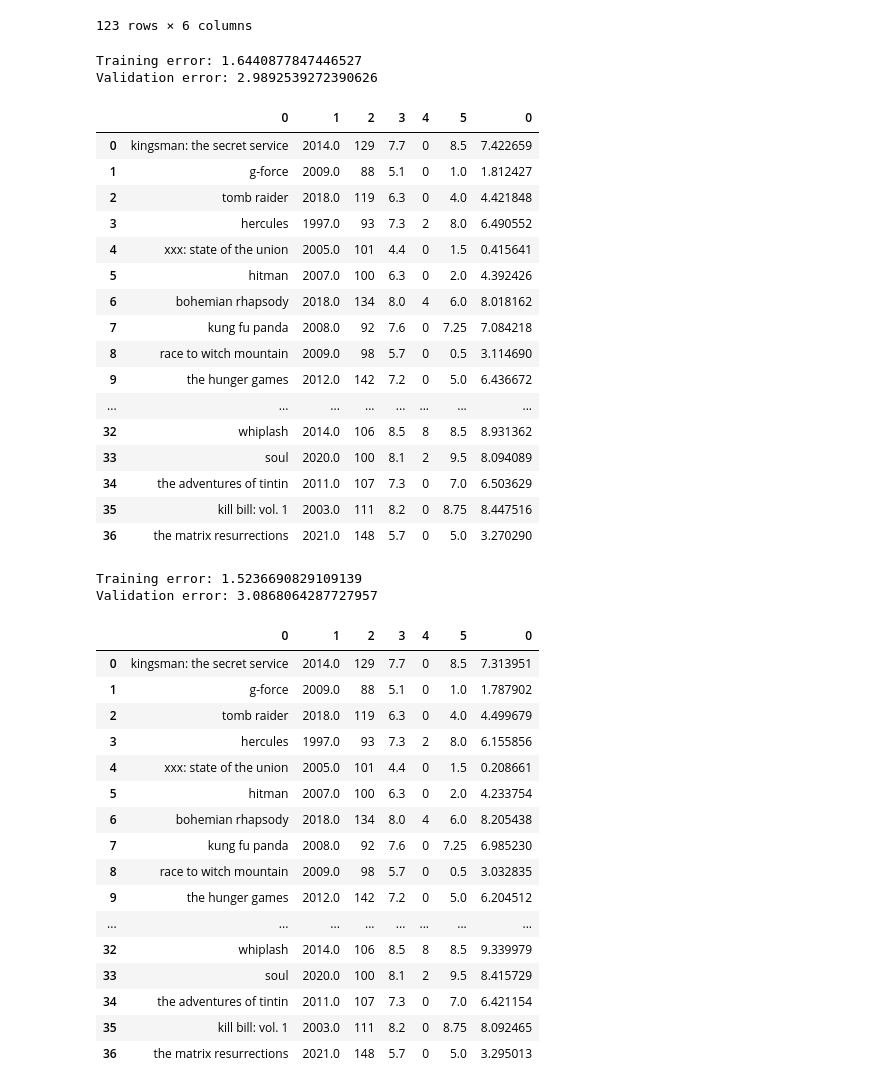
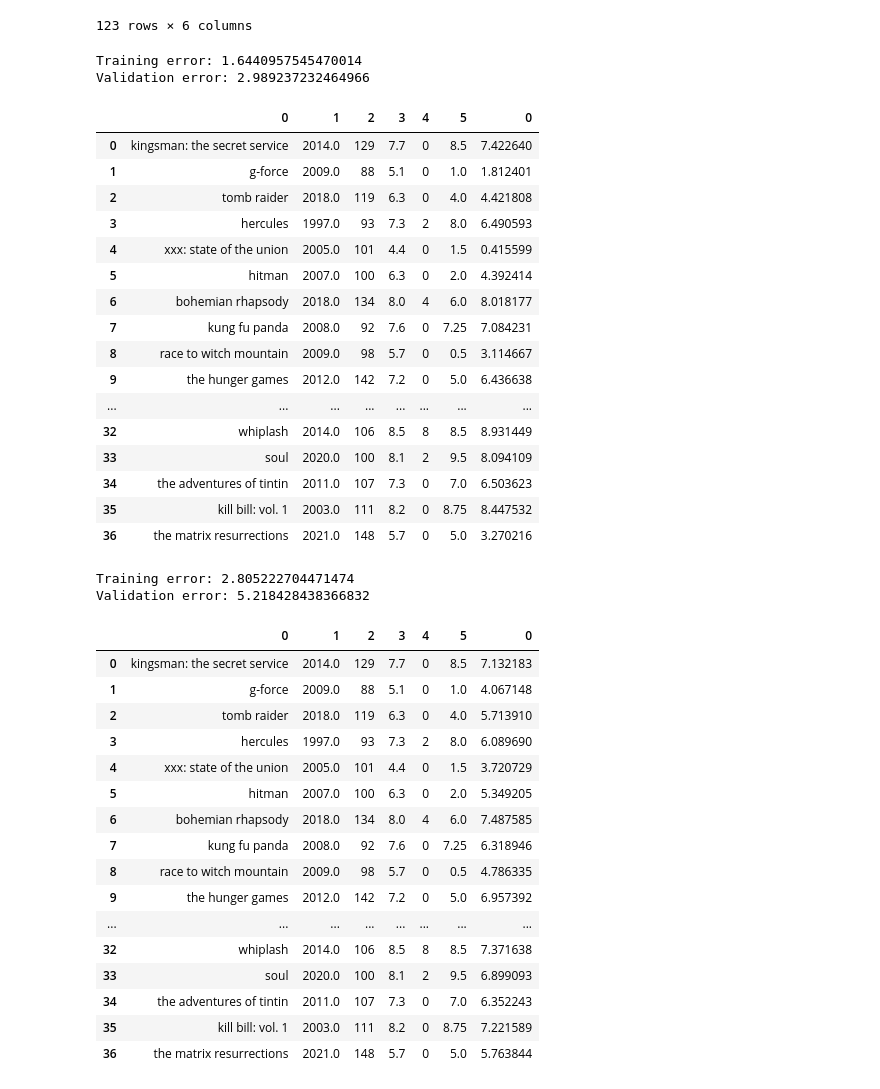
Before and after one commit to Gusse1/Movie-recommendator, a Jupyter notebook: MLProject.ipynb, the cells around one changed output. Cells and saved outputs as stored; diff of their text form; code cells hidden in the pictures.

```diff
--- a/MLProject.ipynb
+++ b/MLProject.ipynb
@@ -64,7 +64,7 @@ X_val_true, X_test, y_val_true, y_test = train_test_split(X_val, y_val, test_siz
 X_real_train = np.delete(X_train, [0,5], axis = 1)
 X_real_val = np.delete(X_val_true, [0,5], axis = 1)
 
-huber = HuberRegressor(max_iter = 200)
+huber = HuberRegressor(max_iter = 200,  fit_intercept=False)
 clf1 = huber.fit(X_real_train, y_train)
 y_pred = pd.DataFrame(clf1.predict(X_real_train))
 y_pred_val = pd.DataFrame(clf1.predict(X_real_val))
@@ -77,58 +77,58 @@ print(f"Training error: {mean_squared_error(y_train,y_pred)}\nValidation error:
 
 validDf
 # %% [output]
-Training error: 1.6440877847446527
-Validation error: 2.9892539272390626
+Training error: 1.6440957545470014
+Validation error: 2.989237232464966
 |  | 0 | 1 | 2 | 3 | 4 | 5 | 0 |
-| 0 | kingsman: the secret service | 2014.0 | 129 | 7.7 | 0 | 8.5 | 7.422659 |
-| 1 | g-force | 2009.0 | 88 | 5.1 | 0 | 1.0 | 1.812427 |
-| 2 | tomb raider | 2018.0 | 119 | 6.3 | 0 | 4.0 | 4.421848 |
-| 3 | hercules | 1997.0 | 93 | 7.3 | 2 | 8.0 | 6.490552 |
-| 4 | xxx: state of the union | 2005.0 | 101 | 4.4 | 0 | 1.5 | 0.415641 |
-| 5 | hitman | 2007.0 | 100 | 6.3 | 0 | 2.0 | 4.392426 |
-| 6 | bohemian rhapsody | 2018.0 | 134 | 8.0 | 4 | 6.0 | 8.018162 |
-| 7 | kung fu panda | 2008.0 | 92 | 7.6 | 0 | 7.25 | 7.084218 |
-| 8 | race to witch mountain | 2009.0 | 98 | 5.7 | 0 | 0.5 | 3.114690 |
-| 9 | the hunger games | 2012.0 | 142 | 7.2 | 0 | 5.0 | 6.436672 |
+| 0 | kingsman: the secret service | 2014.0 | 129 | 7.7 | 0 | 8.5 | 7.422640 |
+| 1 | g-force | 2009.0 | 88 | 5.1 | 0 | 1.0 | 1.812401 |
+| 2 | tomb raider | 2018.0 | 119 | 6.3 | 0 | 4.0 | 4.421808 |
+| 3 | hercules | 1997.0 | 93 | 7.3 | 2 | 8.0 | 6.490593 |
+| 4 | xxx: state of the union | 2005.0 | 101 | 4.4 | 0 | 1.5 | 0.415599 |
+| 5 | hitman | 2007.0 | 100 | 6.3 | 0 | 2.0 | 4.392414 |
+| 6 | bohemian rhapsody | 2018.0 | 134 | 8.0 | 4 | 6.0 | 8.018177 |
+| 7 | kung fu panda | 2008.0 | 92 | 7.6 | 0 | 7.25 | 7.084231 |
+| 8 | race to witch mountain | 2009.0 | 98 | 5.7 | 0 | 0.5 | 3.114667 |
+| 9 | the hunger games | 2012.0 | 142 | 7.2 | 0 | 5.0 | 6.436638 |
 | ... | ... | ... | ... | ... | ... | ... | ... |
-| 32 | whiplash | 2014.0 | 106 | 8.5 | 8 | 8.5 | 8.931362 |
-| 33 | soul | 2020.0 | 100 | 8.1 | 2 | 9.5 | 8.094089 |
-| 34 | the adventures of tintin | 2011.0 | 107 | 7.3 | 0 | 7.0 | 6.503629 |
-| 35 | kill bill: vol. 1 | 2003.0 | 111 | 8.2 | 0 | 8.75 | 8.447516 |
-| 36 | the matrix resurrections | 2021.0 | 148 | 5.7 | 0 | 5.0 | 3.270290 |
+| 32 | whiplash | 2014.0 | 106 | 8.5 | 8 | 8.5 | 8.931449 |
+| 33 | soul | 2020.0 | 100 | 8.1 | 2 | 9.5 | 8.094109 |
+| 34 | the adventures of tintin | 2011.0 | 107 | 7.3 | 0 | 7.0 | 6.503623 |
+| 35 | kill bill: vol. 1 | 2003.0 | 111 | 8.2 | 0 | 8.75 | 8.447532 |
+| 36 | the matrix resurrections | 2021.0 | 148 | 5.7 | 0 | 5.0 | 3.270216 |
 # %%
 # Ridge regression using SciKit as second model
-ridge_model = Ridge()
-clf2 = ridge_model.fit(X_real_train, y_train)
+lasso_model = Lasso(fit_intercept = False)
+clf2 = lasso_model.fit(X_real_train, y_train)
 y_pred_ridge = pd.DataFrame(clf2.predict(X_real_train))
 y_pred_val_ridge = pd.DataFrame(clf2.predict(X_real_val))
 
 predDf_ridge = pd.concat([pd.DataFrame(X_train),(y_pred_ridge)], axis = 1)
 validDf_ridge = pd.concat([pd.DataFrame(X_val_true),(y_pred_val_ridge)], axis = 1)
 
 print(f"Training error: {mean_squared_error(y_train,y_pred_ridge)}\nValidation error: {mean_squared_error(y_val_true,y_pred_val_ridge)}")
 
 validDf_ridge
 # %% [output]
-Training error: 1.5236690829109139
-Validation error: 3.0868064287727957
+Training error: 2.805222704471474
+Validation error: 5.218428438366832
 |  | 0 | 1 | 2 | 3 | 4 | 5 | 0 |
-| 0 | kingsman: the secret service | 2014.0 | 129 | 7.7 | 0 | 8.5 | 7.313951 |
-| 1 | g-force | 2009.0 | 88 | 5.1 | 0 | 1.0 | 1.787902 |
-| 2 | tomb raider | 2018.0 | 119 | 6.3 | 0 | 4.0 | 4.499679 |
-| 3 | hercules | 1997.0 | 93 | 7.3 | 2 | 8.0 | 6.155856 |
-| 4 | xxx: state of the union | 2005.0 | 101 | 4.4 | 0 | 1.5 | 0.208661 |
-| 5 | hitman | 2007.0 | 100 | 6.3 | 0 | 2.0 | 4.233754 |
-| 6 | bohemian rhapsody | 2018.0 | 134 | 8.0 | 4 | 6.0 | 8.205438 |
-| 7 | kung fu panda | 2008.0 | 92 | 7.6 | 0 | 7.25 | 6.985230 |
-| 8 | race to witch mountain | 2009.0 | 98 | 5.7 | 0 | 0.5 | 3.032835 |
-| 9 | the hunger games | 2012.0 | 142 | 7.2 | 0 | 5.0 | 6.204512 |
+| 0 | kingsman: the secret service | 2014.0 | 129 | 7.7 | 0 | 8.5 | 7.132183 |
+| 1 | g-force | 2009.0 | 88 | 5.1 | 0 | 1.0 | 4.067148 |
+| 2 | tomb raider | 2018.0 | 119 | 6.3 | 0 | 4.0 | 5.713910 |
+| 3 | hercules | 1997.0 | 93 | 7.3 | 2 | 8.0 | 6.089690 |
+| 4 | xxx: state of the union | 2005.0 | 101 | 4.4 | 0 | 1.5 | 3.720729 |
+| 5 | hitman | 2007.0 | 100 | 6.3 | 0 | 2.0 | 5.349205 |
+| 6 | bohemian rhapsody | 2018.0 | 134 | 8.0 | 4 | 6.0 | 7.487585 |
+| 7 | kung fu panda | 2008.0 | 92 | 7.6 | 0 | 7.25 | 6.318946 |
+| 8 | race to witch mountain | 2009.0 | 98 | 5.7 | 0 | 0.5 | 4.786335 |
+| 9 | the hunger games | 2012.0 | 142 | 7.2 | 0 | 5.0 | 6.957392 |
 | ... | ... | ... | ... | ... | ... | ... | ... |
-| 32 | whiplash | 2014.0 | 106 | 8.5 | 8 | 8.5 | 9.339979 |
-| 33 | soul | 2020.0 | 100 | 8.1 | 2 | 9.5 | 8.415729 |
-| 34 | the adventures of tintin | 2011.0 | 107 | 7.3 | 0 | 7.0 | 6.421154 |
-| 35 | kill bill: vol. 1 | 2003.0 | 111 | 8.2 | 0 | 8.75 | 8.092465 |
-| 36 | the matrix resurrections | 2021.0 | 148 | 5.7 | 0 | 5.0 | 3.295013 |
+| 32 | whiplash | 2014.0 | 106 | 8.5 | 8 | 8.5 | 7.371638 |
+| 33 | soul | 2020.0 | 100 | 8.1 | 2 | 9.5 | 6.899093 |
+| 34 | the adventures of tintin | 2011.0 | 107 | 7.3 | 0 | 7.0 | 6.352243 |
+| 35 | kill bill: vol. 1 | 2003.0 | 111 | 8.2 | 0 | 8.75 | 7.221589 |
+| 36 | the matrix resurrections | 2021.0 | 148 | 5.7 | 0 | 5.0 | 5.763844 |
 # %%
 # Fit both models into test sets to compare
 X_real_test = np.delete(X_test, [0,5], axis = 1)
```
Also changed, not shown: parts of 2 cells of this notebook.
